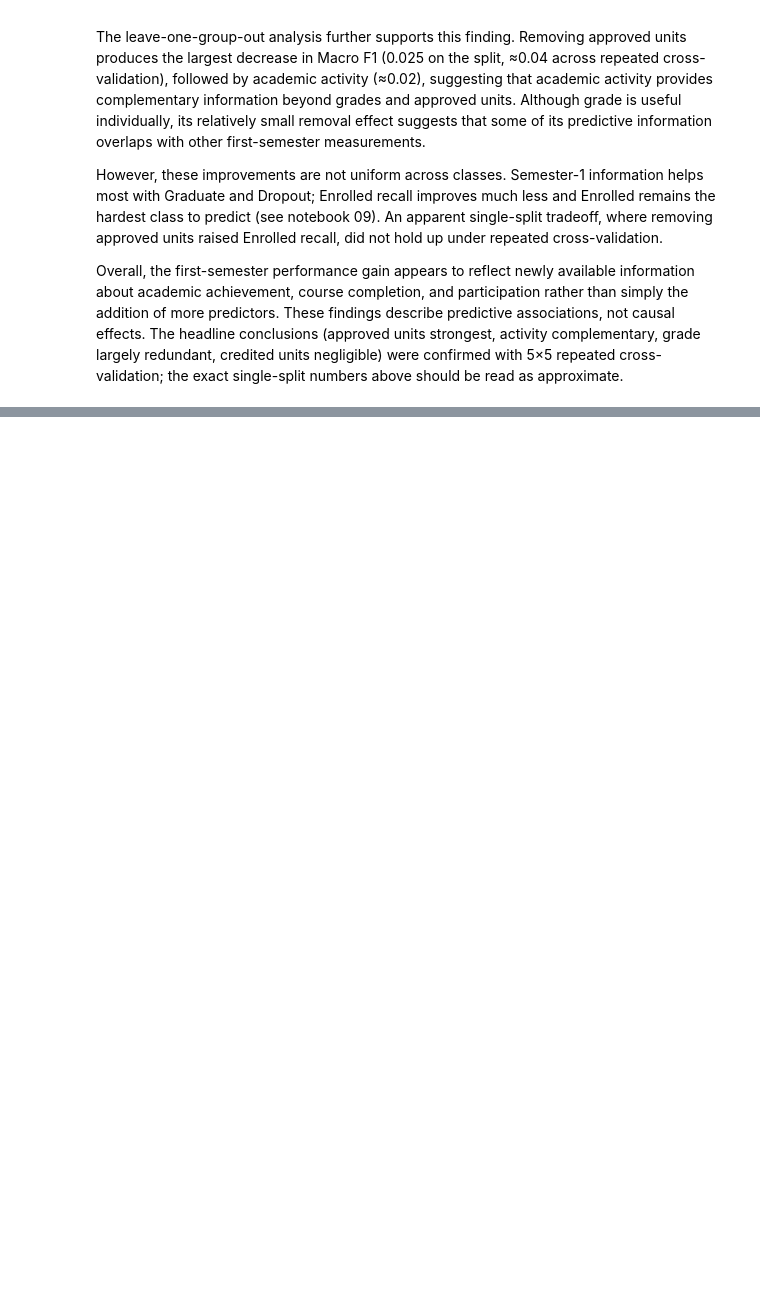
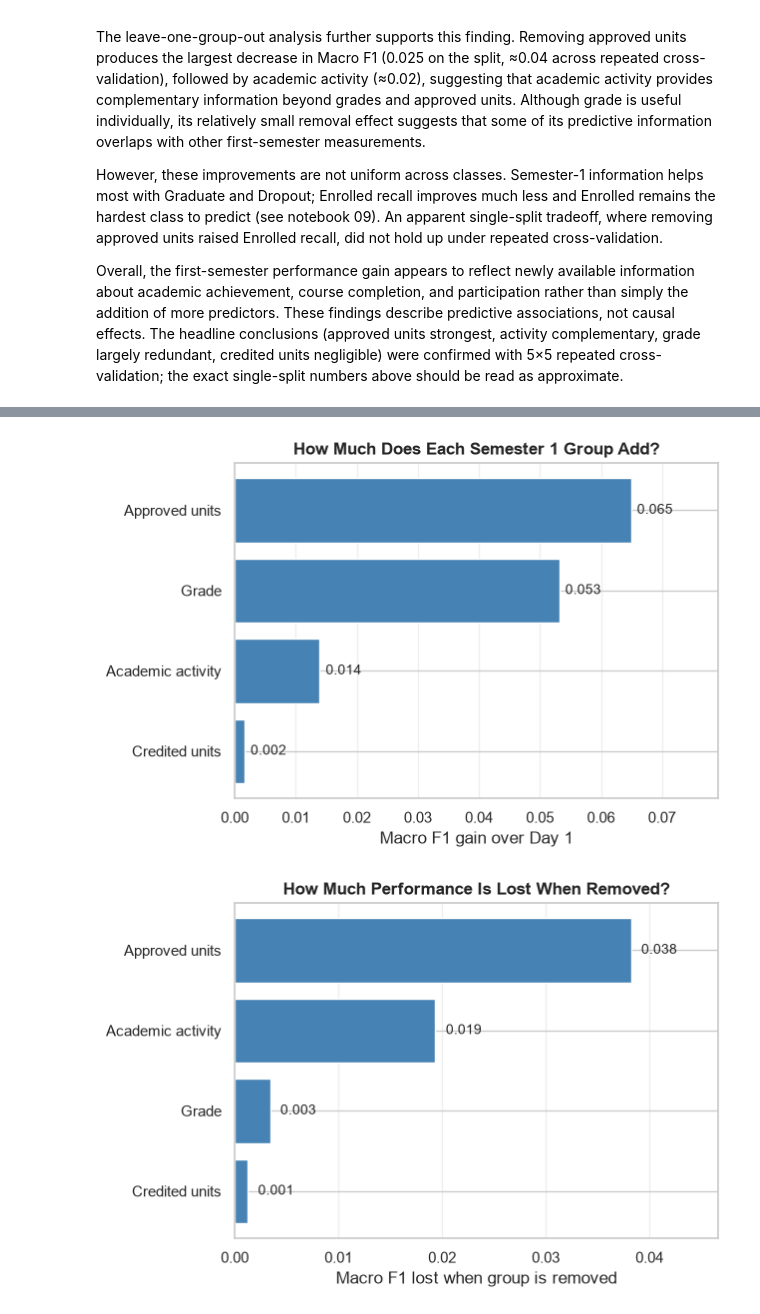
Before and after one commit to itsjavi16/student-dropout-prediction, a Jupyter notebook: notebooks/08_sem1_mechanism_ablation.ipynb, the cells around one changed output, grey strips where cells are left out. Cells and saved outputs as stored; diff of their text form; code cells hidden in the pictures; blank space fills up the shorter version.

```diff
--- a/notebooks/08_sem1_mechanism_ablation.ipynb
+++ b/notebooks/08_sem1_mechanism_ablation.ipynb
@@ -626,0 +1274,64 @@ Overall, the first-semester performance gain appears to reflect newly available
+# %%
+# 8.16.4 Separate presentation-ready plots
+
+figure_dir = project_root / "reports" / "figures"
+figure_dir.mkdir(parents=True, exist_ok=True)
+
+plot_specs = [
+    (
+        "Add to Day 1",
+        "How Much Does Each Semester 1 Group Add?",
+        "Macro F1 gain over Day 1",
+        "sem1_add_group_cv.png"
+    ),
+    (
+        "Remove from Semester 1",
+        "How Much Performance Is Lost When Removed?",
+        "Macro F1 lost when group is removed",
+        "sem1_remove_group_cv.png"
+    )
+]
+
+for analysis, title, xlabel, filename in plot_specs:
+
+    subset = (
+        ablation_cv_summary[
+            ablation_cv_summary["Analysis"] == analysis
+        ]
+        .sort_values("Macro F1 Change", ascending=True)
+    )
+
+    plt.figure(figsize=(6.5, 4.6))
+    bars = plt.barh(
+        subset["Group"],
+        subset["Macro F1 Change"],
+        color="steelblue"
+    )
+
+    for bar in bars:
+        value = bar.get_width()
+        plt.text(
+            value + 0.001,
+            bar.get_y() + bar.get_height() / 2,
+            f"{value:.3f}",
+            va="center",
+            fontsize=10
+        )
+
+    plt.title(title, fontsize=12, fontweight="bold")
+    plt.xlabel(xlabel)
+    plt.ylabel("")
+    plt.xlim(
+        0,
+        max(0.01, subset["Macro F1 Change"].max() * 1.22)
+    )
+    plt.grid(axis="x", alpha=0.3)
+    plt.gca().set_axisbelow(True)
+
+
+    plt.tight_layout(rect=[0, 0.04, 1, 1])
+    plt.savefig(figure_dir / filename, dpi=300, bbox_inches="tight")
+    plt.show()
+# %% [output]
+[figure, added]
+[figure, added]
```
Also changed, not shown: parts of 20 cells of this notebook, 3 other files.
